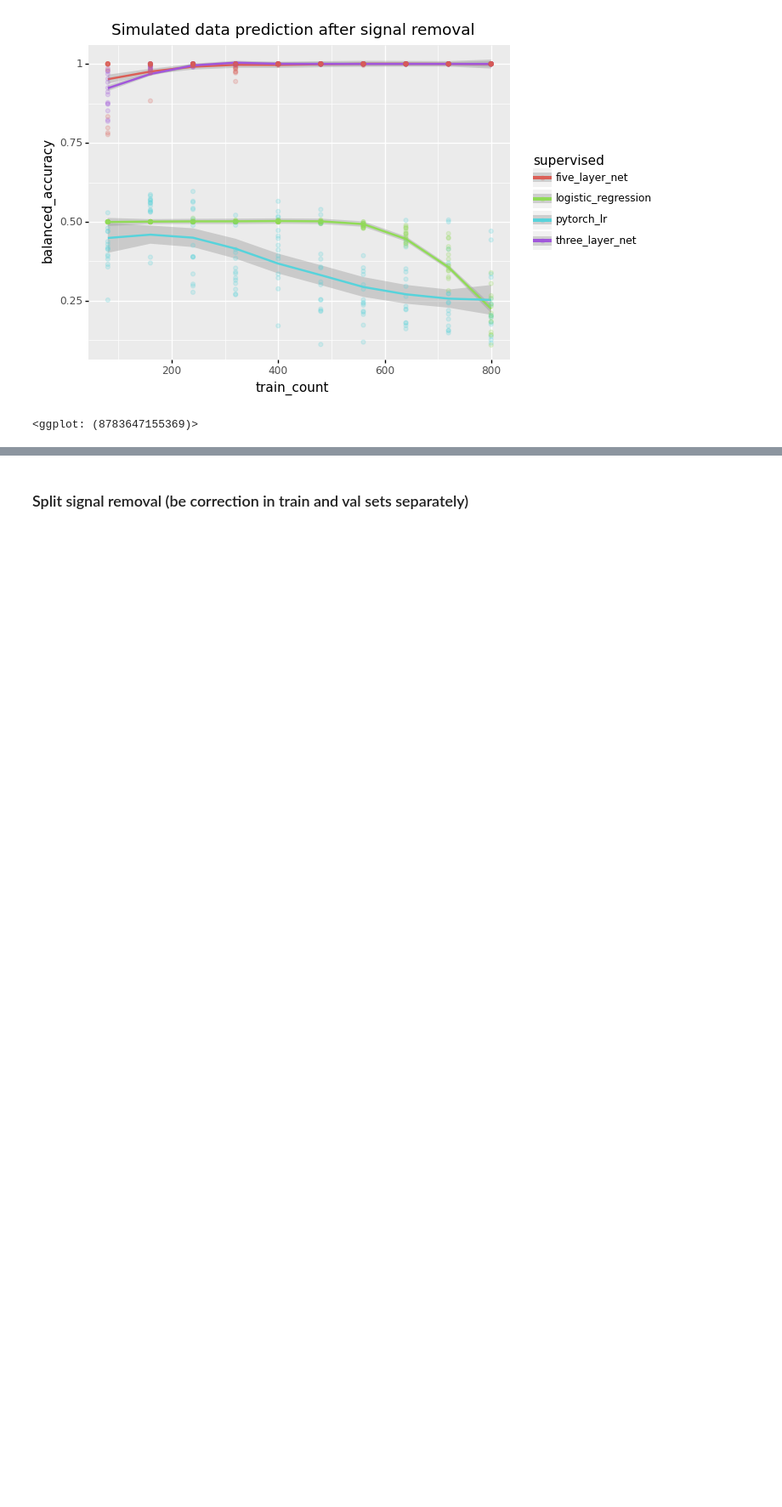
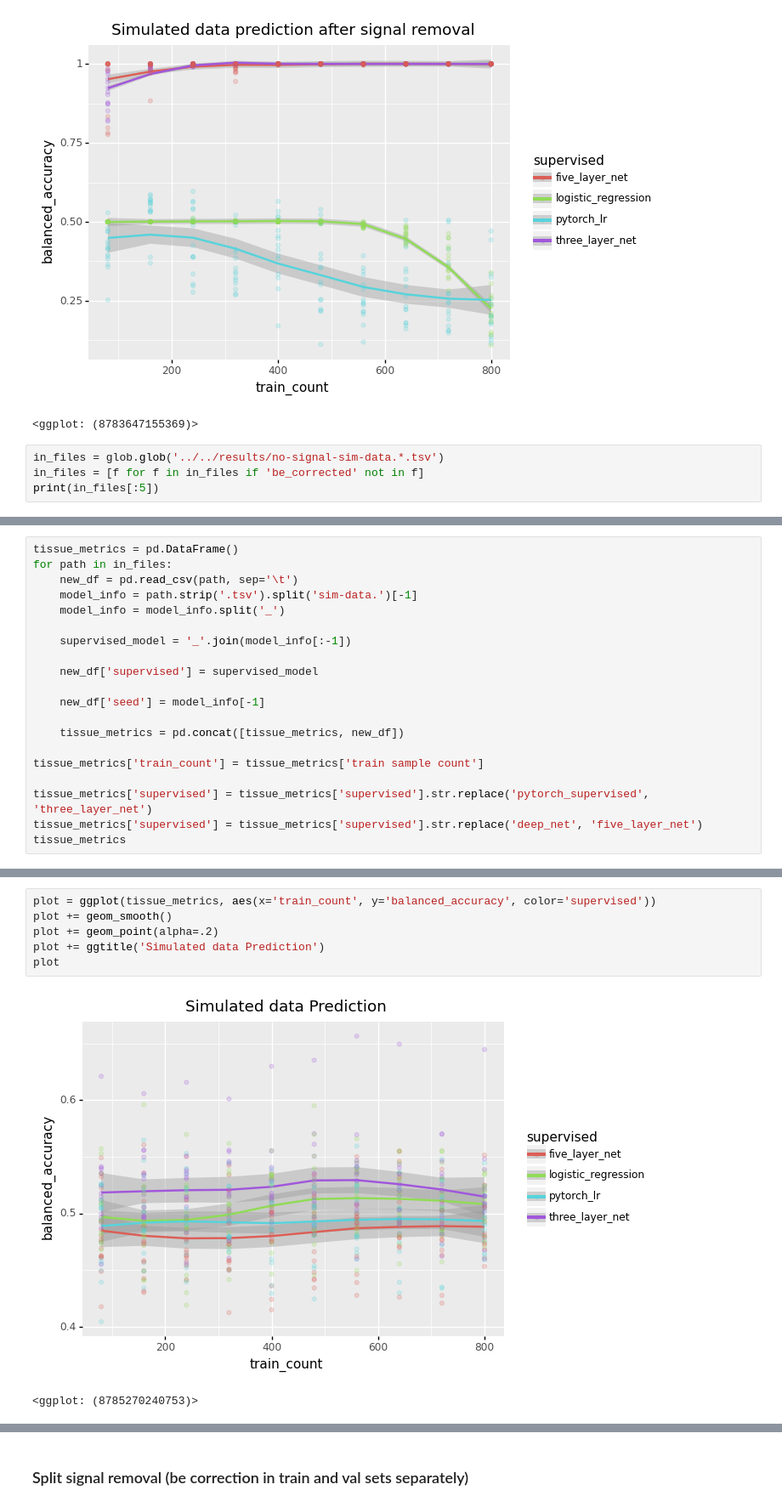
Before and after one commit to greenelab/linear_signal, a Jupyter notebook: notebook/analysis/benchmark_results.ipynb, the cells around one changed output, grey strips where cells are left out. Shown at 85% size. Drawn from its saved outputs; the diff is of its cells as text; blank space fills up the shorter version.

Commit message:
Visualize results on signalless data

```diff
--- a/notebook/analysis/benchmark_results.ipynb
+++ b/notebook/analysis/benchmark_results.ipynb
@@ -1172,3 +1172,7 @@ plot
 # %% [output]
 [figure]
 <ggplot: (8783647155369)>
+# %%
+in_files = glob.glob('../../results/no-signal-sim-data.*.tsv')
+in_files = [f for f in in_files if 'be_corrected' not in f]
+print(in_files[:5])
@@ -1174,0 +1181,20 @@ plot
+# %%
+tissue_metrics = pd.DataFrame()
+for path in in_files:
+    new_df = pd.read_csv(path, sep='\t')
+    model_info = path.strip('.tsv').split('sim-data.')[-1]
+    model_info = model_info.split('_')
+
+    supervised_model = '_'.join(model_info[:-1])
+
+    new_df['supervised'] = supervised_model
+
+    new_df['seed'] = model_info[-1]
+
+    tissue_metrics = pd.concat([tissue_metrics, new_df])
+
+tissue_metrics['train_count'] = tissue_metrics['train sample count']
+
+tissue_metrics['supervised'] = tissue_metrics['supervised'].str.replace('pytorch_supervised', 'three_layer_net')
+tissue_metrics['supervised'] = tissue_metrics['supervised'].str.replace('deep_net', 'five_layer_net')
+tissue_metrics
@@ -1174,0 +1215,9 @@ plot
+# %%
+plot = ggplot(tissue_metrics, aes(x='train_count', y='balanced_accuracy', color='supervised'))
+plot += geom_smooth()
+plot += geom_point(alpha=.2)
+plot += ggtitle('Simulated data Prediction')
+plot
+# %% [output]
+[figure, added]
+<ggplot: (8785270240753)>
```
Also changed, not shown: parts of 13 cells of this notebook.
